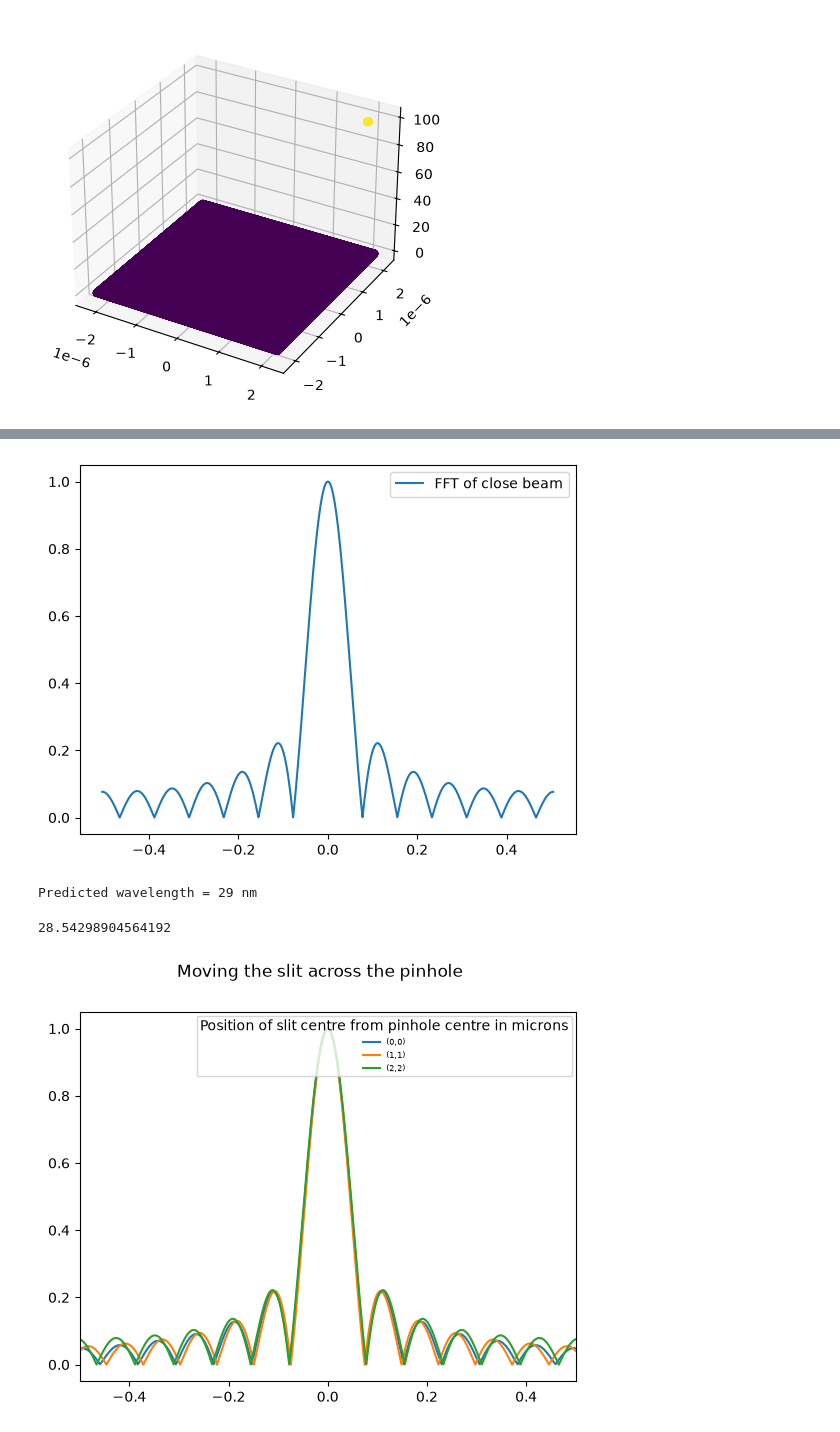
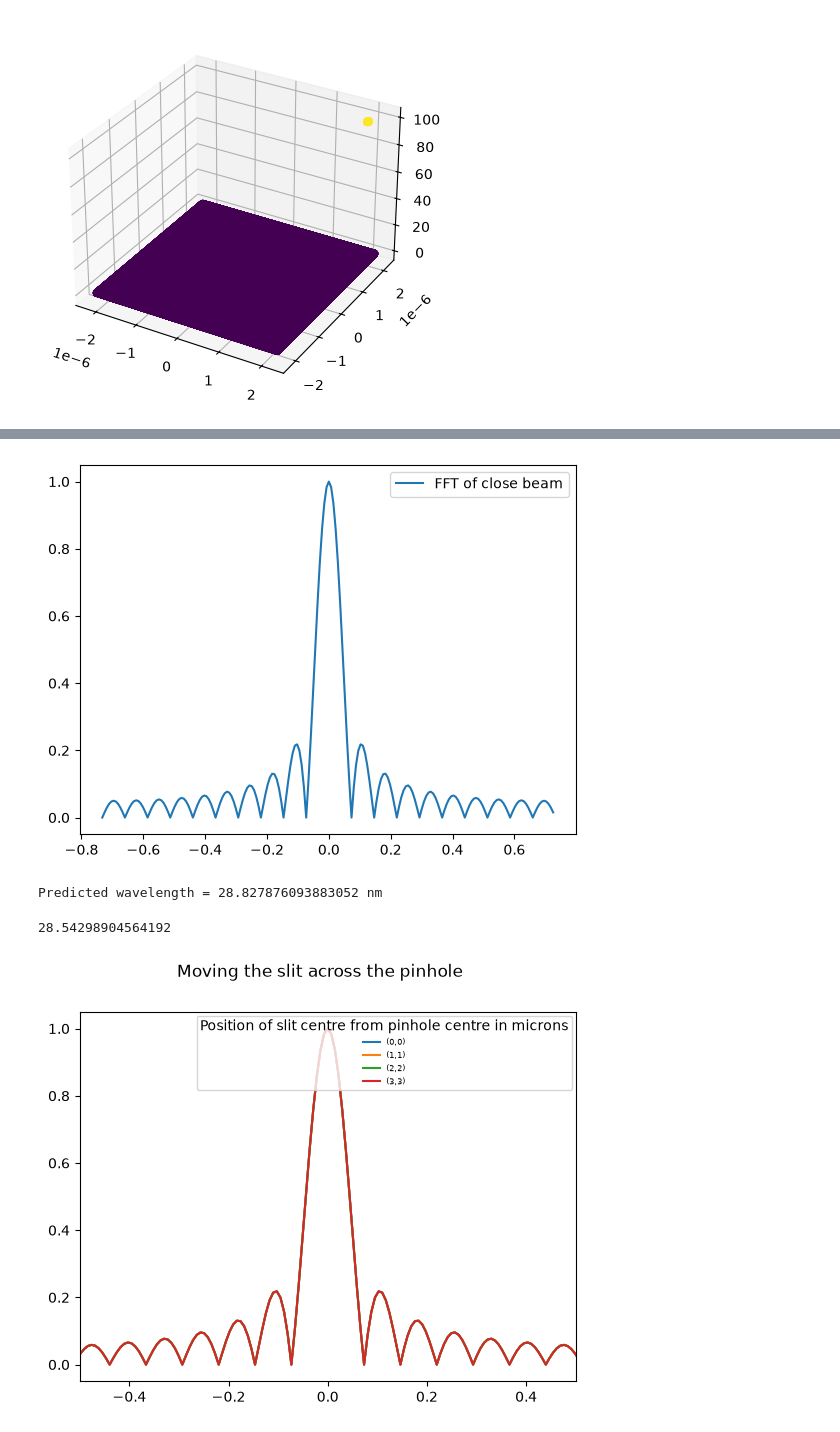
Before and after one commit to cosmosian-42/fraunhofer_diffraction, a Jupyter notebook: gaussian_beam/applying_a_mask.ipynb, the cells around one changed output, grey strips where cells are left out. Drawn from its saved outputs; the diff is of its cells as text; code cells hidden in the pictures.

Commit message:
Modified window for movable slit code to enable true movement. Changes are negligible but do exist

```diff
--- a/gaussian_beam/applying_a_mask.ipynb
+++ b/gaussian_beam/applying_a_mask.ipynb
@@ -317,27 +273,31 @@ def movable_slit(x, y, wavelength, amp, x_pos, y_pos):
     return amp
 # %%
 # sets initial parameters of the beam
-x_pos = 2e-6
-y_pos = 2e-6
+x_pos = 3e-6
+y_pos = 3e-6
 wavelength = 29
 omega_0 = 7.5e-5
 z = 1e-10 # at the source
 a_0 = 100
 n = 1
 
-variable = omega_0 / 400 # window size as a linear function of omega_0
+variable = omega_0 / 500 # window size as a linear function of omega_0
 variable_x = variable + x_pos
 variable_y = variable + y_pos
 
 
-samples = 2000
+samples = 200
 pinhole_radius = 1e-5
 
 
 # defines a meshgrid of xy values and calculates the beam at this point
 
-initial_beam_x = np.linspace(-variable_x,variable_x,samples)
-initial_beam_y = np.linspace(-variable_y,variable_y,samples)
+#initial_beam_x = np.linspace(-variable_x,variable_x,samples)
+#initial_beam_y = np.linspace(-variable_y,variable_y,samples)
+initial_beam_x = np.linspace(x_pos-variable, x_pos+variable, samples)
+initial_beam_y = np.linspace(y_pos-variable, y_pos+variable, samples)
+
+
 x_mesh, y_mesh = np.meshgrid(initial_beam_x, initial_beam_y)
 amp, phase = gaussian_beam(omega_0, z, wavelength, a_0, x_mesh, y_mesh, n)
 
@@ -348,16 +308,10 @@ plt.plot(np.linspace(-variable_x,variable_x,samples, endpoint = False), marginal
 lines_per_mm = 6000
 amp = pinhole(x_mesh, y_mesh, pinhole_radius, amp)
 #amp = diffraction_grating(x_mesh, y_mesh, pinhole_radius, amp, lines_per_mm)
-#amp = pinhole_slit_movable(x_mesh, y_mesh, pinhole_radius, wavelength, amp, 2e-6, 2e-6)
 amp = movable_slit(x_mesh, y_mesh, wavelength, amp, x_pos, y_pos)
 
 marginal = np.sum(amp, 0)
-plt.plot(np.linspace(-variable_x,variable_x,samples, endpoint = False), marginal/np.max(marginal), '-', label = ('Pinholed'))
-# not the best representation, but shows the sharp cut off. In reality, this is far less curved
-
-# slice_2d = amp[len(y_mesh)//2, :]
-# plt.plot(np.linspace(-variable_x,variable_x,samples, endpoint = False), slice_2d/np.max(slice_2d), '-', label = 'Pinholed slice')
-# better representation of the graph
+plt.plot(initial_beam_x, marginal/np.max(marginal), '-', label = ('Pinholed'))
 
 plt.legend(fontsize = 10, loc = 2)
 plt.title(f'Pinhole diameter = {2 * pinhole_radius * (10**6)} microns')
@@ -412,7 +366,7 @@ plt.legend()
 
 plt.show()
 # %% [output]
-[figure, old version]
+[figure, new version]
 # %%
 # run for single slit in a pinhole
 
@@ -429,9 +383,9 @@ hypotenuses = [math.sqrt((x**2) + (z1**2)) for x in maxima_pos]
 sin_theta = [abs(a) / b for a,b in zip(maxima_pos, hypotenuses)]
 
 a_sin_theta = [a * wavelength for a in sin_theta]
-print(f'Predicted wavelength = {round(max(a_sin_theta))} nm')
+print(f'Predicted wavelength = {max(a_sin_theta)} nm')
 # %% [output]
-Predicted wavelength = 29 nm
+Predicted wavelength = 28.827876093883052 nm
 # %%
 # run for diffraction grating
 
@@ -474,17 +428,21 @@ diff_1_y = marginal_fft/np.max(marginal_fft)
 # %%
 diff_2_x = x_post_fft_corr
 diff_2_y = marginal_fft/np.max(marginal_fft)
+# %%
+diff_10_x = x_post_fft_corr
+diff_10_y = marginal_fft/np.max(marginal_fft)
 # %%
 fig, ax = plt.subplots()
 
 ax.plot(diff_0_x, diff_0_y, '-', label = '(0,0)')
 ax.plot(diff_1_x, diff_1_y, '-', label = '(1,1)')
 ax.plot(diff_2_x, diff_2_y, '-', label = '(2,2)')
+ax.plot(diff_10_x, diff_10_y, '-', label = '(3,3)')
 ax.set_xlim(-0.5,0.5)
 fig.suptitle('Moving the slit across the pinhole')
 legend = ax.legend(loc = 1, fontsize = 6)
 legend.set_title('Position of slit centre from pinhole centre in microns')
 plt.savefig('Movable Slit Graph.png')
 plt.show()
 # %% [output]
-[figure, old version]
+[figure, new version]
```
Also changed, not shown: parts of 6 cells of this notebook.
